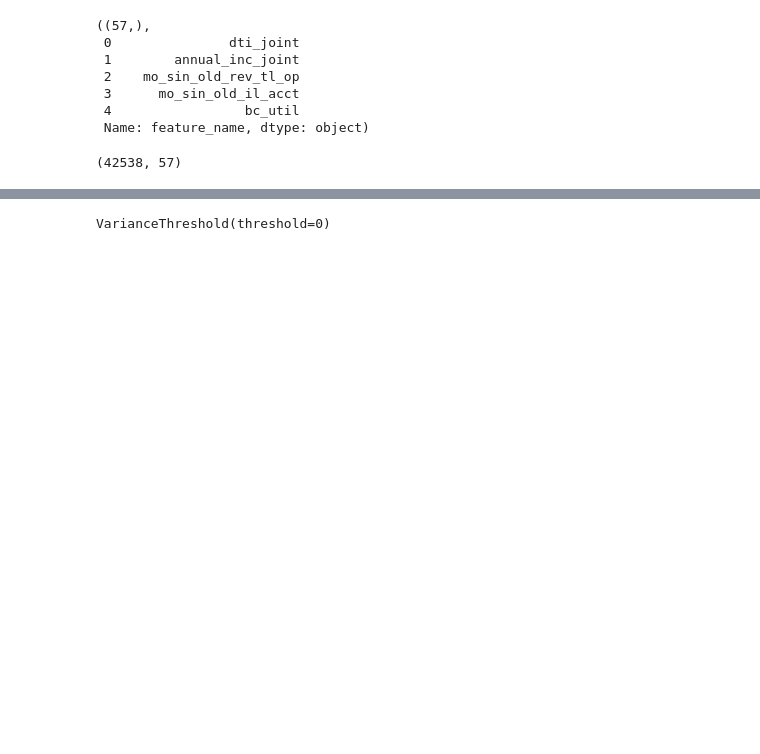
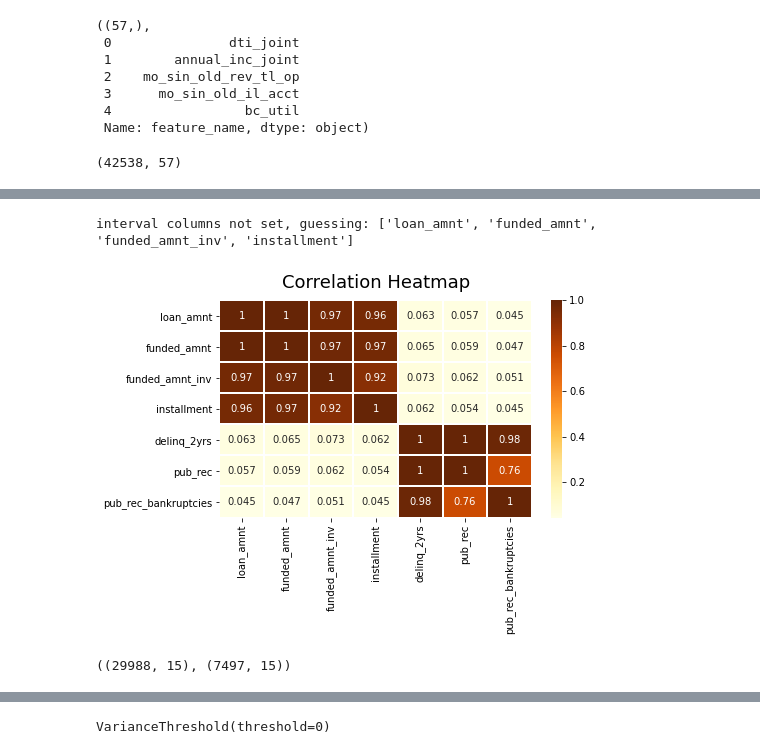
Before and after one commit to LenkaRo/predicting_loan_defaults, a Jupyter notebook: predicting_loan_defaults.ipynb, the cells around one changed output, grey strips where cells are left out. Cells and saved outputs as stored; diff of their text form; code cells hidden in the pictures; blank space fills up the shorter version.

```diff
--- a/predicting_loan_defaults.ipynb
+++ b/predicting_loan_defaults.ipynb
@@ -626,0 +646,11 @@ X_train.shape, X_test.shape
+# %%
+# show correlation matrix of highly correlated features
+high_corr_subset = X_train.loc[:, (
+ 'loan_amnt',
+ 'funded_amnt',
+ 'funded_amnt_inv',
+ 'installment',
+ 'delinq_2yrs',
+ 'pub_rec',
+ 'pub_rec_bankruptcies')]
+high_corr_subset.phik_matrix()
@@ -626,0 +667,17 @@ X_train.shape, X_test.shape
+# %%
+# visualize correlation of highly correlated (> 0.9) features with heatmap
+fig, ax = plt.subplots()
+fig.set_size_inches(7,4)
+high_corr_heatmap = sns.heatmap(high_corr_subset.phik_matrix(), cmap = "YlOrBr", annot = True, linewidth=1, linecolor="white")
+high_corr_heatmap.set_title('Correlation Heatmap', fontdict={'fontsize':18}, pad=12);
+# %% [output]
+interval columns not set, guessing: ['loan_amnt', 'funded_amnt', 'funded_amnt_inv', 'installment']
+[figure, added]
+# %%
+# drop features that are highly correlated (keep just one features from each correlation "cluster")
+X_train = X_train.drop(columns = corr_features)
+X_test = X_test.drop(columns = corr_features)
+
+X_train.shape, X_test.shape
+# %% [output]
+((29988, 15), (7497, 15))
```
Also changed, not shown: parts of 192 cells of this notebook, 2 other files.
